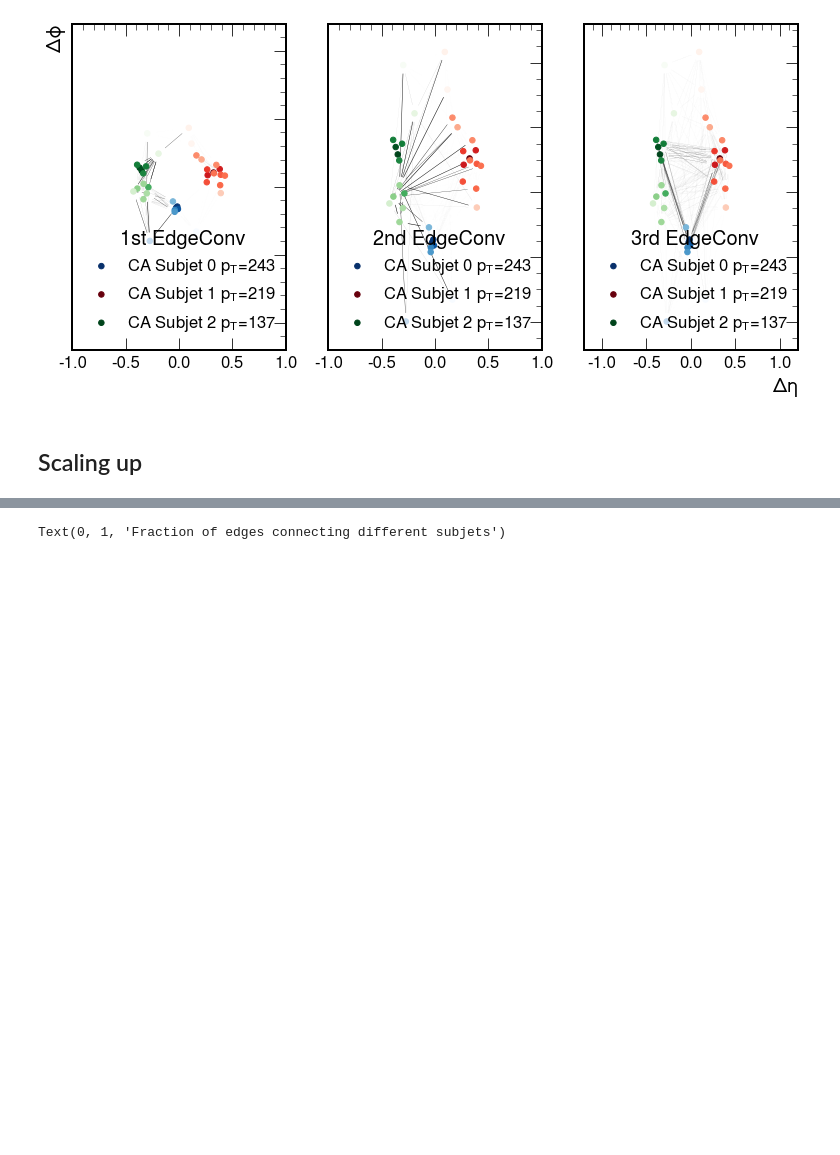
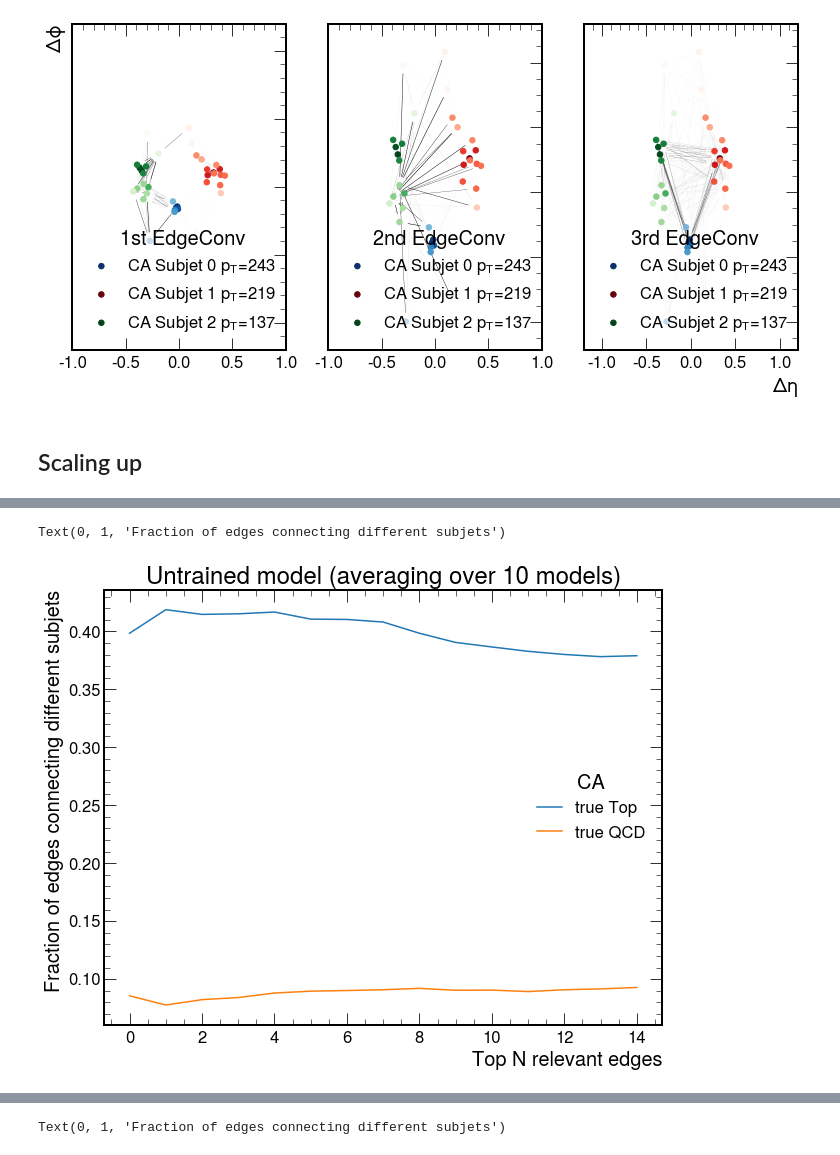
Before and after one commit to farakiko/xai4hep, a Jupyter notebook: binder/fastjet.ipynb, the cells around one changed output, grey strips where cells are left out. Saved outputs shown, nothing was run; the diff lists cells and outputs as text; code cells hidden in the pictures; blank space fills up the shorter version.

```diff
--- a/binder/fastjet.ipynb
+++ b/binder/fastjet.ipynb
@@ -533 +563,28 @@ with open(f'{PATH}/batch_E.pkl', 'rb') as handle:
+# %%
+top_fraction = top_diff/(top_same+top_diff)
+qcd_fraction = qcd_diff/(qcd_same+qcd_diff)
+
+import pickle as pkl
+
+with open('/xai4hepvol/trained_top_fraction.pkl', 'wb') as f:
+    pkl.dump(top_fraction, f)
+with open('/xai4hepvol/trained_qcd_fraction.pkl', 'wb') as f:
+    pkl.dump(qcd_fraction, f)
+# %%
+with open('/xai4hepvol/trained_top_fraction.pkl', 'rb') as f:
+    trained_top_fraction = pkl.load(f)
+with open('/xai4hepvol/trained_qcd_fraction.pkl', 'rb') as f:
+    trained_qcd_fraction = pkl.load(f)
+# %%
+fig, ax = plt.subplots(figsize=(10, 8))
+ax.plot(range(len(trained_top_fraction)), trained_top_fraction, label='true Top')
+ax.plot(range(len(trained_qcd_fraction)), trained_qcd_fraction, label='true QCD')
+
+plt.legend(title=f"{LABEL[JET_ALGO]}")
+ax.set_title('Untrained model (averaging over 10 models)')
+ax.set_xlabel(r"Top N relevant edges")
+ax.set_ylabel(r"Fraction of edges connecting different subjets")
+# %% [output]
+Text(0, 1, 'Fraction of edges connecting different subjets')
+[figure, added]
 # %%
```
Also changed, not shown: parts of 8 cells of this notebook.
